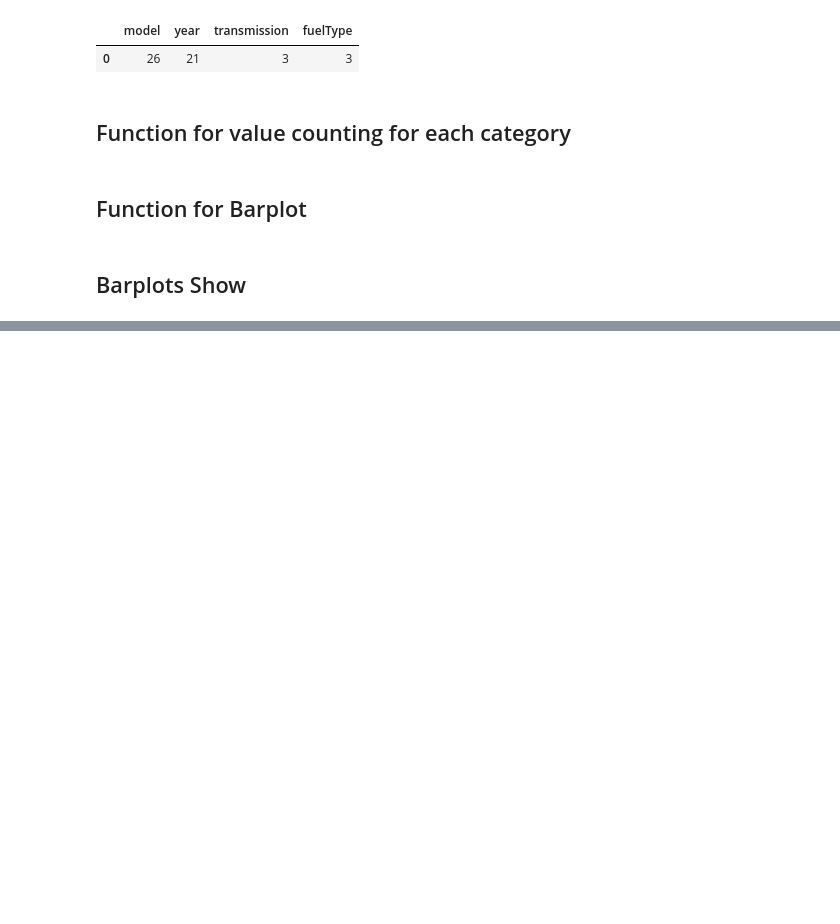
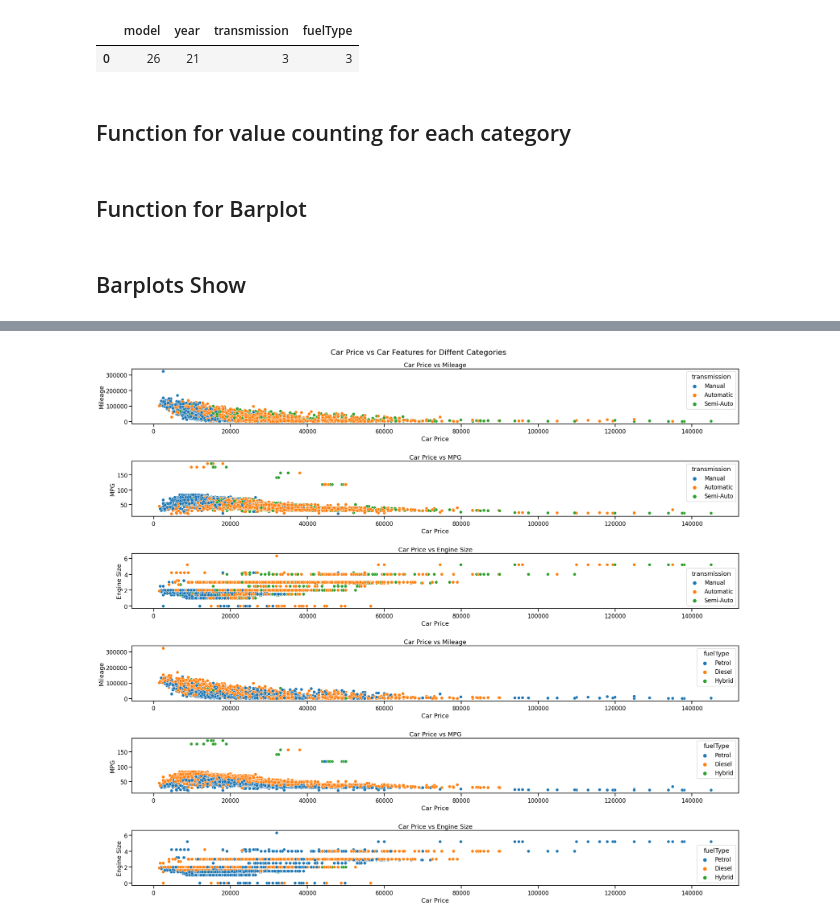
Before and after one commit to ahsanul-islam/Audi_used_car_analysis, a Jupyter notebook: audi_used_car_EDA.ipynb, the cells around one changed output, grey strips where cells are left out. Saved outputs shown, nothing was run; the diff lists cells and outputs as text; code cells hidden in the pictures; blank space fills up the shorter version.

```diff
--- a/audi_used_car_EDA.ipynb
+++ b/audi_used_car_EDA.ipynb
@@ -109,0 +216,54 @@ plt.show()
+# %%
+plt.figure(figsize=(28,24))
+sns.set_context('talk')
+
+##----------------------- For Transmission Categories---------------------------
+plt.subplot(6,1,1)
+sns.scatterplot(x='price',y='mileage',data=df,hue='transmission')
+plt.xlabel('Car Price')
+plt.ylabel('Mileage')
+plt.title('Car Price vs Mileage')
+
+
+plt.subplot(6,1,2)
+sns.scatterplot(x='price',y='mpg',data=df,hue='transmission')
+plt.xlabel('Car Price')
+plt.ylabel('MPG')
+plt.title('Car Price vs MPG')
+
+
+plt.subplot(6,1,3)
+sns.scatterplot(x='price',y='engineSize',data=df,hue='transmission')
+plt.xlabel('Car Price')
+plt.ylabel('Engine Size')
+plt.title('Car Price vs Engine Size')
+
+##----------------------- For Fuel Type Categories---------------------------
+
+plt.subplot(6,1,4)
+sns.scatterplot(x='price',y='mileage',data=df,hue='fuelType')
+plt.xlabel('Car Price')
+plt.ylabel('Mileage')
+plt.title('Car Price vs Mileage')
+
+
+plt.subplot(6,1,5)
+sns.scatterplot(x='price',y='mpg',data=df,hue='fuelType')
+plt.xlabel('Car Price')
+plt.ylabel('MPG')
+plt.title('Car Price vs MPG')
+
+
+plt.subplot(6,1,6)
+sns.scatterplot(x='price',y='engineSize',data=df,hue='fuelType')
+plt.xlabel('Car Price')
+plt.ylabel('Engine Size')
+plt.title('Car Price vs Engine Size')
+
+
+
+plt.suptitle('Car Price vs Car Features for Diffent Categories')
+
+plt.tight_layout(pad=4, w_pad=2, h_pad=2)
+# %% [output]
+[figure, added]
```
Also changed, not shown: parts of 16 cells of this notebook.
